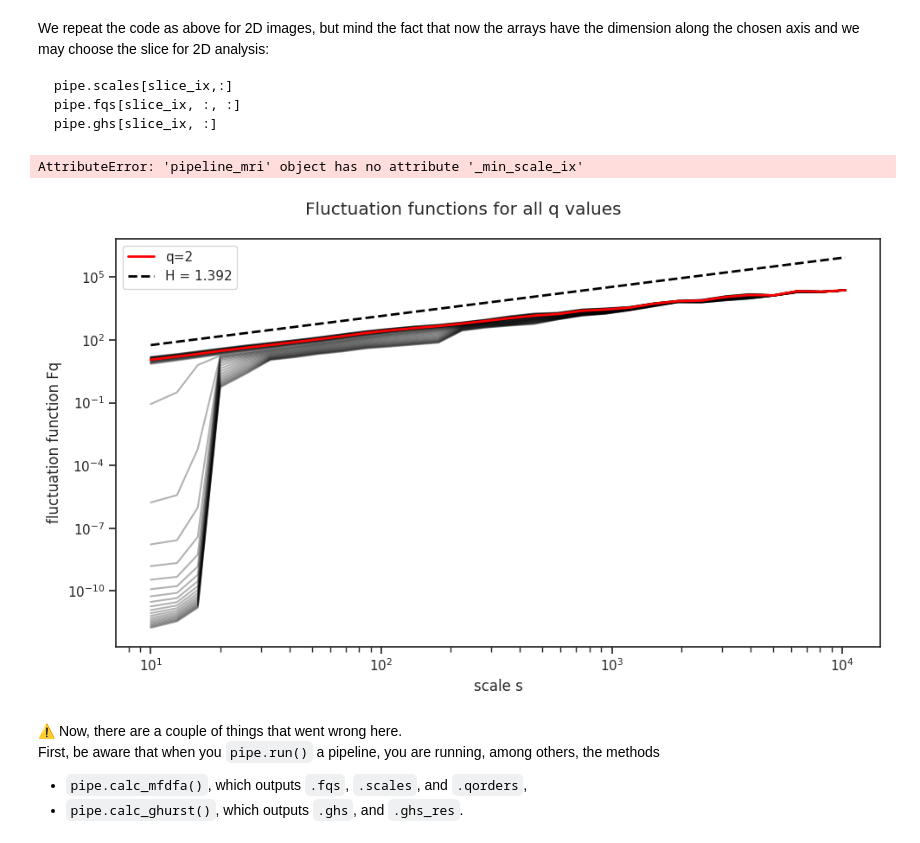
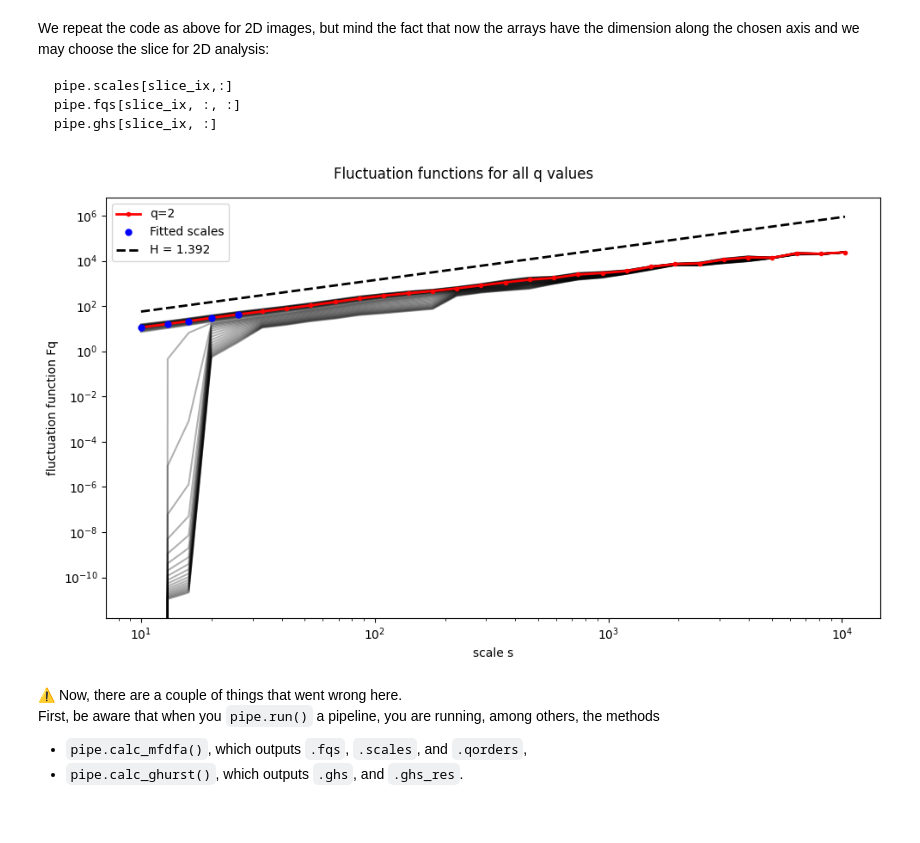
Before and after one commit to Mark-Kac-Center/MFSCA, a Jupyter notebook: Workshop.ipynb, the cells around one changed output. Cells and saved outputs as stored; diff of their text form; code cells hidden in the pictures.

````diff
--- a/Workshop.ipynb
+++ b/Workshop.ipynb
@@ -460,10 +445,6 @@ pipe.scales[slice_ix,:]
 pipe.fqs[slice_ix, :, :]
 pipe.ghs[slice_ix, :]
 ```
-# %%
-pipe._min_scale_ix
-# %% [output]
-AttributeError: 'pipeline_mri' object has no attribute '_min_scale_ix'
 # %%
 slice_ix = 100
 
@@ -471,35 +452,40 @@ q_ix_equal_two = np.argwhere(pipe.qorders == 2).item()
 min_scale_ix = 0
 max_scale_ix = -1
 
 # Plot all fluctuation functions for different q values
 fig, ax = plt.subplots(figsize=(10, 6))
 s = pipe.scales[slice_ix, min_scale_ix:max_scale_ix]
 F2 = pipe.fqs[slice_ix, min_scale_ix:max_scale_ix, q_ix_equal_two]
 
 # Plot all q values
 for i in range(pipe.fqs.shape[2]):  # ⚠️
     ax.plot(s, pipe.fqs[slice_ix,min_scale_ix:max_scale_ix, i], '-', alpha=0.3, color='black')  # Adjust q labeling as needed
 
 # Highlight the q=2 case
 F2 = pipe.fqs[slice_ix, min_scale_ix:max_scale_ix, q_ix_equal_two]
-ax.plot(s, F2, '-', linewidth=2, color='red', label=f'q=2')
+ax.plot(s, F2, '.-', linewidth=2, color='red', label=f'q=2')
 
 # Add the reference line for Hurst exponent
 pipe.calc_ghurst()
+
+# Highlight the fitted scales
+slice_fit = slice(pipe._min_scale_ix, pipe._max_scale_ix)
+ax.plot(s[slice_fit],F2[slice_fit],'o',c='b',markersize=5, label = 'Fitted scales')
+
 Hurst_H = pipe.ghs[slice_ix, q_ix_equal_two]
 h = s**Hurst_H * s[-1]**(-Hurst_H)
 h = h * F2[0] / h[0] * 5 # manually rescale the reference line for clarity
 ax.plot(s, h, '--', color='black', linewidth=2, label=f'H = {Hurst_H:.3f}')
 
 ax.set_xscale('log')
 ax.set_yscale('log')
 ax.set_ylabel('fluctuation function Fq')
 ax.set_xlabel('scale s')
 ax.legend()
 fig.suptitle('Fluctuation functions for all q values')
 plt.tight_layout()
 # %% [output]
-[figure, old version]
+[figure, new version]
 # %% [markdown]
 ⚠️ Now, there are a couple of things that went wrong here.
 First, be aware that when you `pipe.run()` a pipeline, you are running, among others, the methods
````
Also changed, not shown: parts of 9 cells of this notebook, 1 other file.
